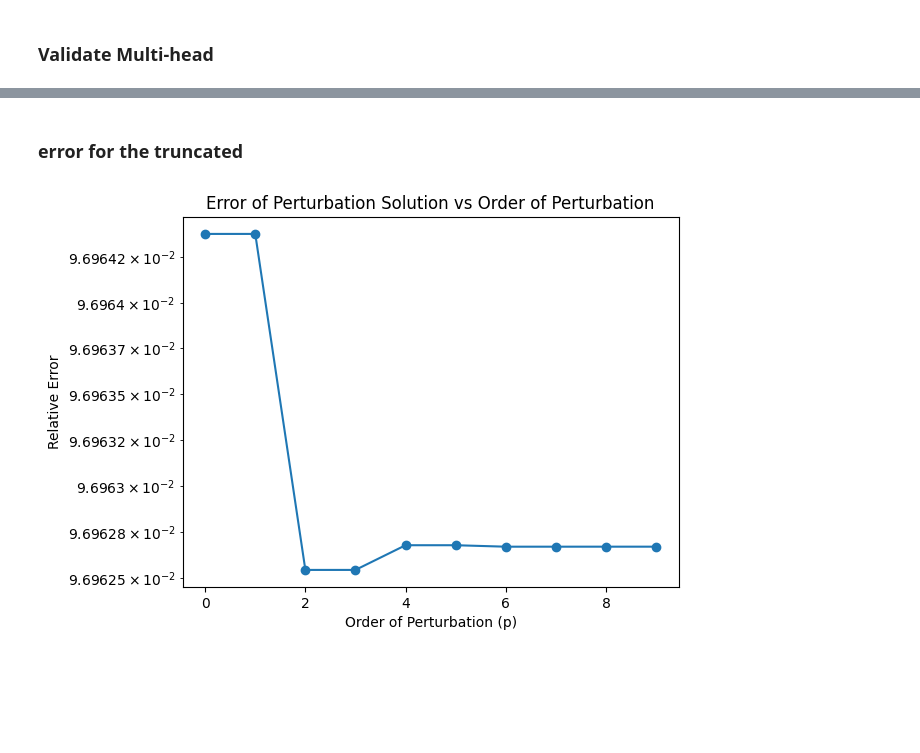
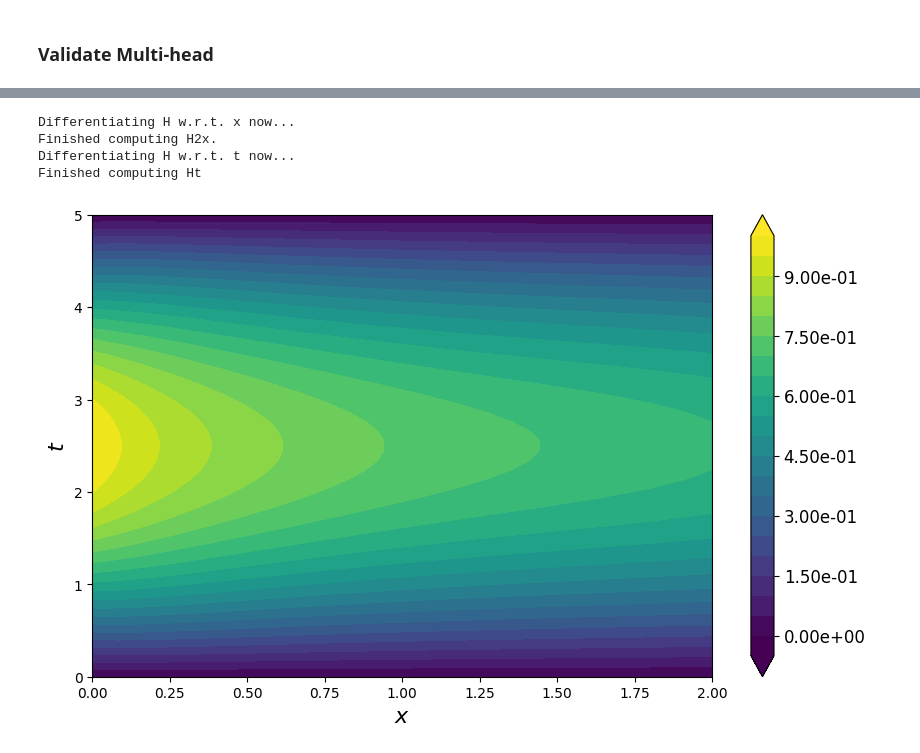
Before and after one commit to esemsc-dda24/PTL-PINNs, a Jupyter notebook: ptlpinns/results/PDEs/KPP_Fisher.ipynb, the cells around one changed output, grey strips where cells are left out. Cells and saved outputs as stored; diff of their text form; code cells hidden in the pictures; blank space fills up the shorter version.

```diff
--- a/ptlpinns/results/PDEs/KPP_Fisher.ipynb
+++ b/ptlpinns/results/PDEs/KPP_Fisher.ipynb
@@ -302,16 +66,0 @@ error_for_epsilons(p,epsilons,numerical_solutions , forcing, H_dict, input, trai
-# %%
-epsilons = [0.01,0.03,0.06,0.08, 0.09, 0.1, 0.11, 0.12,0.13,0.14,0.15] # #Different epsilon values for testing
-p = 12 ###order of the expansion
-
-def ic_example(input):
-    return  ic_stepexp05(input) + echelon_square(1, 1.5, 0.7,20)(input) #
-
-Polynomial = [[-1,1],[1,2]]
-
-bcs=[constant_function(1),constant_function(0)]  # Define boundary conditions for the left and right boundaries
-ic = ic_example#ic_stepexp05#constant_function(0)
-forcing=constant_function(1)
-
-numerical_solutions = np.load('sol_nonlinear_error_forcing1.npy')
-
-error_for_epsilons(p,epsilons,numerical_solutions , forcing, H_dict, input, training_log, Polynomial,boundary_functions= bcs, ic_function = ic,title='Error of Perturbation Solution vs epsilon, forcing=1')
@@ -392,2 +66,0 @@ plot_solution1(NN_TL_pertubation_solution, mesh_x= mesh_x, mesh_t = mesh_t, surf
-# %% [markdown]
-### error for the truncated
@@ -396,17 +67,19 @@ numerical_solution = np.load('sol_nonlinear_perturbation_function_sin.npy')
-# %%
-epsilon = 0.02
-p = 10  ###order of the expansion
-
-
-Polynomials = [taylor_cos(i) for i in range(10,20)]#[[-1,2],[1,3]]
-
-def ic_example(input):
-    return  ic_stepexp05(input) + echelon_square(1, 1.5, 0.7,20)(input) #
-
-bcs=[constant_function(1),constant_function(0)]  # Define boundary conditions for the left and right boundaries
-ic = ic_example#ic_stepexp05#constant_function(0)
-forcing= forcing_sin2cos3
-
-pertubation_error_for_truncated_function_complete(p, forcing=forcing, H_dict=H_dict, input=input, training_log=training_log, solution=numerical_solution, epsilon=epsilon,Polynomials=Polynomials,boundary_functions=bcs,ic_function=ic)
-# %% [output]
-[figure, removed]
+# %%
+H_dict = transfer_kpp.compute_H_dict(model = pinn, IG = (Nx,Nt), Nic = Nx,Nbc = Nt, bias = bias, x_span= x_span,t_span= t_span, D=D, log=training_log)
+
+_, _, _ = transfer_kpp.compute_M(H_dict= H_dict,w_pde=w_pde,w_ic=w_ic,w_bc=w_bc)
+_, H_dict = transfer_kpp.compute_R_ic(H_dict,ic_function=ic, w_ic=w_ic,log=training_log)
+_,_,_,H_dict = transfer_kpp.compute_R_bcs(H_dict,boundary_functions=bcs ,w_bc=w_bc, log=training_log)
+# %% [output]
+Differentiating H w.r.t. x now...
+Finished computing H2x.
+Differentiating H w.r.t. t now...
+Finished computing Ht
+# %%
+input = torch.cat((x.unsqueeze(1), t.unsqueeze(1)), dim=1)  # Combine x and t into a single input tensor
+NN_TL_pertubation_solution, _ = transfer_kpp.compute_perturbation_solution_polynomial_complete(p, epsilon,H_dict= H_dict, input=input,training_log= training_log, forcing=forcing,Polynomial=Polynomial,boundary_functions=bcs,ic_function=ic)
+NN_TL_pertubation_solution = NN_TL_pertubation_solution.reshape(Nx, Nt)
+# %%
+numerical.plot_solution_PDE(NN_TL_pertubation_solution, mesh_x, mesh_t, surface=False)
+# %% [output]
+[figure, added]
```
Also changed, not shown: parts of 42 cells of this notebook, 3 other files.
